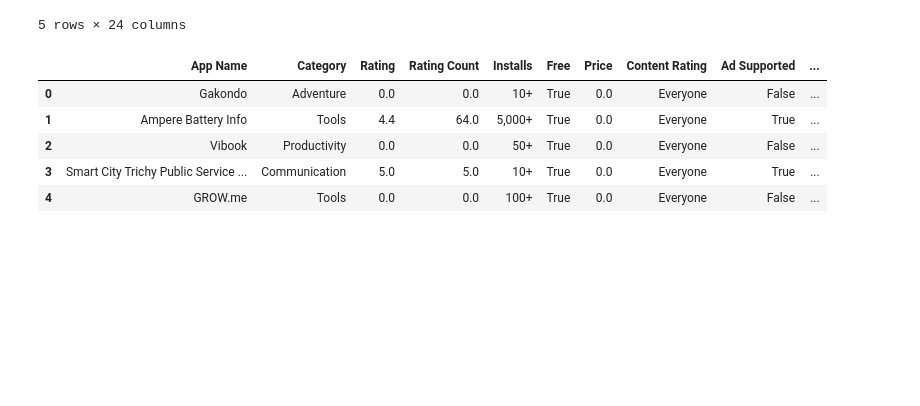
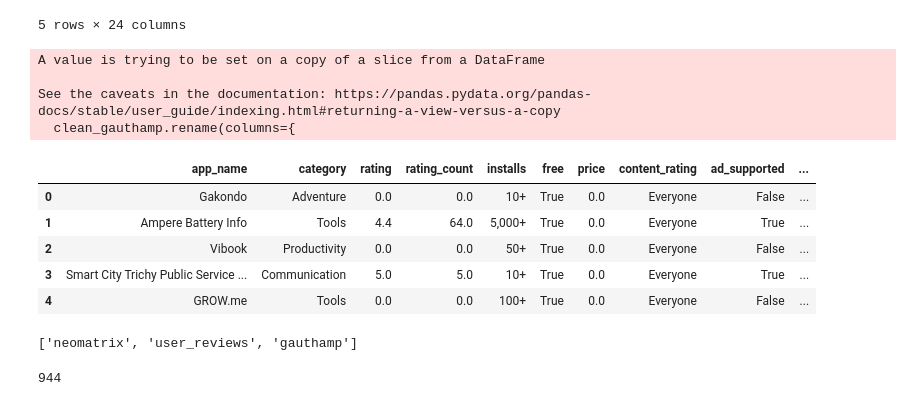
Before and after one commit to JustinHo97/project-2, a Jupyter notebook: google_play.ipynb, the cells around one changed output. Saved outputs shown, nothing was run; the diff lists cells and outputs as text; code cells hidden in the pictures; blank space fills up the shorter version.

```diff
--- a/google_play.ipynb
+++ b/google_play.ipynb
@@ -80,19 +93,35 @@ gauthamp_apps_df.head(5)
 # %%
 clean_gauthamp = gauthamp_apps_df[[
     "App Name",
     "Category",
     "Rating",
     "Rating Count",
     "Installs",
     "Free",
     "Price",
     "Content Rating",
     "Ad Supported",
     "In App Purchases"
 ]]
+clean_gauthamp.rename(columns={
+    "App Name": 'app_name',
+    "Category": 'category',
+    "Rating": 'rating',
+    "Rating Count": 'rating_count',
+    "Installs": 'installs',
+    "Free": 'free',
+    "Price": 'price',
+    "Content Rating": 'content_rating',
+    "Ad Supported": 'ad_supported',
+    "In App Purchases": 'in_app_purchases'
+}, inplace=True)
 clean_gauthamp.head(5)
 # %% [output]
+A value is trying to be set on a copy of a slice from a DataFrame
+
+See the caveats in the documentation: https://pandas.pydata.org/pandas-docs/stable/user_guide/indexing.html#returning-a-view-versus-a-copy
+  clean_gauthamp.rename(columns={
-|  | App Name | Category | Rating | Rating Count | Installs | Free | Price | Content Rating | Ad Supported | ... |
+|  | app_name | category | rating | rating_count | installs | free | price | content_rating | ad_supported | ... |
 | 0 | Gakondo | Adventure | 0.0 | 0.0 | 10+ | True | 0.0 | Everyone | False | ... |
 | 1 | Ampere Battery Info | Tools | 4.4 | 64.0 | 5,000+ | True | 0.0 | Everyone | True | ... |
 | 2 | Vibook | Productivity | 0.0 | 0.0 | 50+ | True | 0.0 | Everyone | False | ... |
@@ -100,0 +137,10 @@ clean_gauthamp.head(5)
+# %%
+# view postgres table names
+engine.table_names()
+# %% [output]
+['neomatrix', 'user_reviews', 'gauthamp']
+# %%
+# import clean_gauthamp into gauthamp table
+clean_gauthamp.to_sql(name='gauthamp', con=engine, if_exists='append', index=False)
+# %% [output]
+944
```
Also changed, not shown: parts of 9 cells of this notebook, 1 other file.
